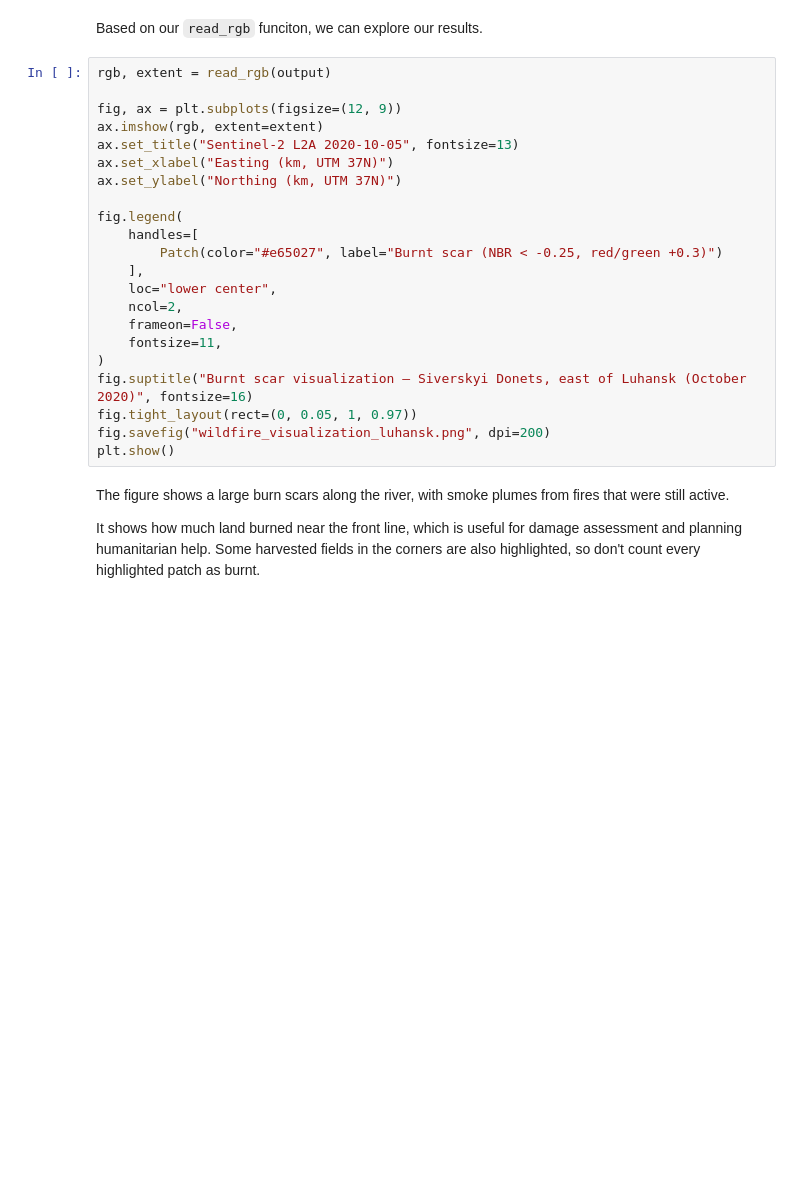
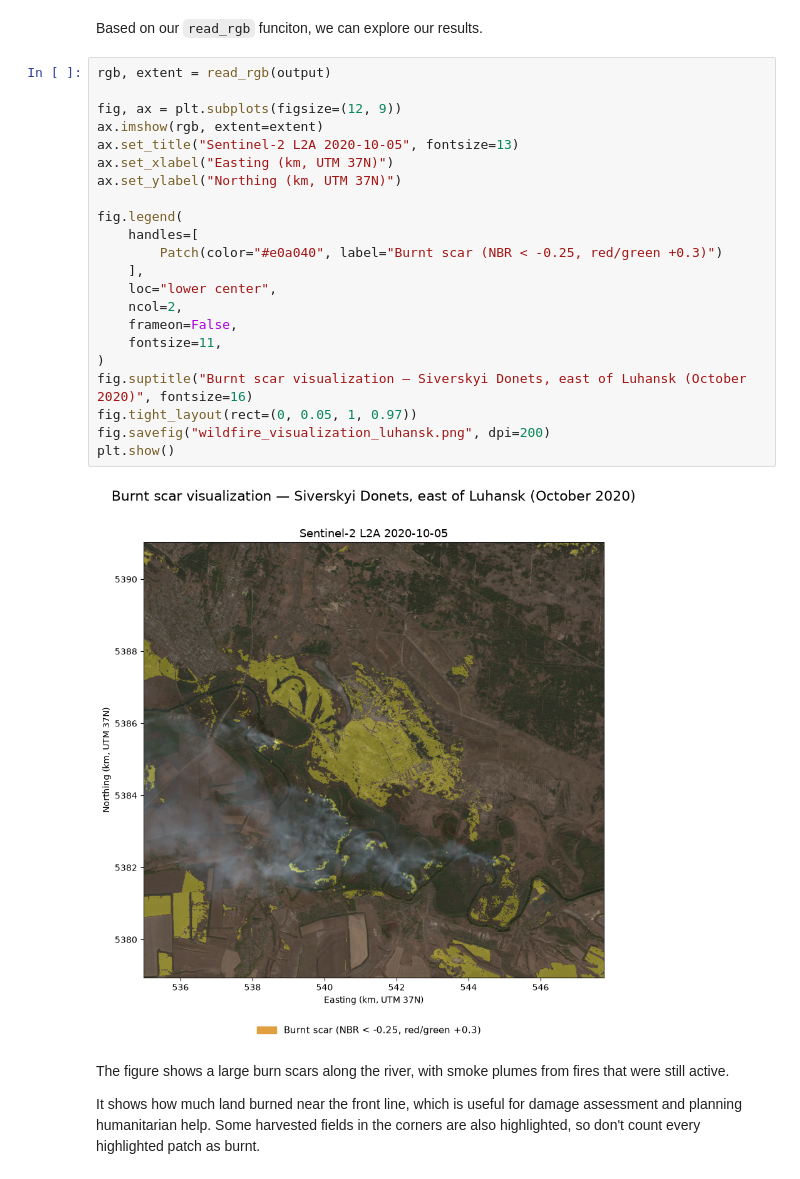
Before and after one commit to ESA-APEx/apex_events, a Jupyter notebook: 202611_cassini/burnt_scar_luhansk.ipynb, the cells around one changed output. Saved outputs shown, nothing was run; the diff lists cells and outputs as text; blank space fills up the shorter version.

```diff
--- a/202611_cassini/burnt_scar_luhansk.ipynb
+++ b/202611_cassini/burnt_scar_luhansk.ipynb
@@ -112,25 +129,27 @@ Based on our `read_rgb` funciton, we can explore our results.
 # %%
 rgb, extent = read_rgb(output)
 
 fig, ax = plt.subplots(figsize=(12, 9))
 ax.imshow(rgb, extent=extent)
 ax.set_title("Sentinel-2 L2A 2020-10-05", fontsize=13)
 ax.set_xlabel("Easting (km, UTM 37N)")
 ax.set_ylabel("Northing (km, UTM 37N)")
 
 fig.legend(
     handles=[
-        Patch(color="#e65027", label="Burnt scar (NBR < -0.25, red/green +0.3)")
+        Patch(color="#e0a040", label="Burnt scar (NBR < -0.25, red/green +0.3)")
     ],
     loc="lower center",
     ncol=2,
     frameon=False,
     fontsize=11,
 )
 fig.suptitle("Burnt scar visualization — Siverskyi Donets, east of Luhansk (October 2020)", fontsize=16)
 fig.tight_layout(rect=(0, 0.05, 1, 0.97))
 fig.savefig("wildfire_visualization_luhansk.png", dpi=200)
 plt.show()
+# %% [output]
+[figure, added]
 # %% [markdown]
 The figure shows a large burn scars along the river, with smoke plumes from fires that were still active.<br>
 
```
Also changed, not shown: parts of 5 cells of this notebook, 4 other files.
